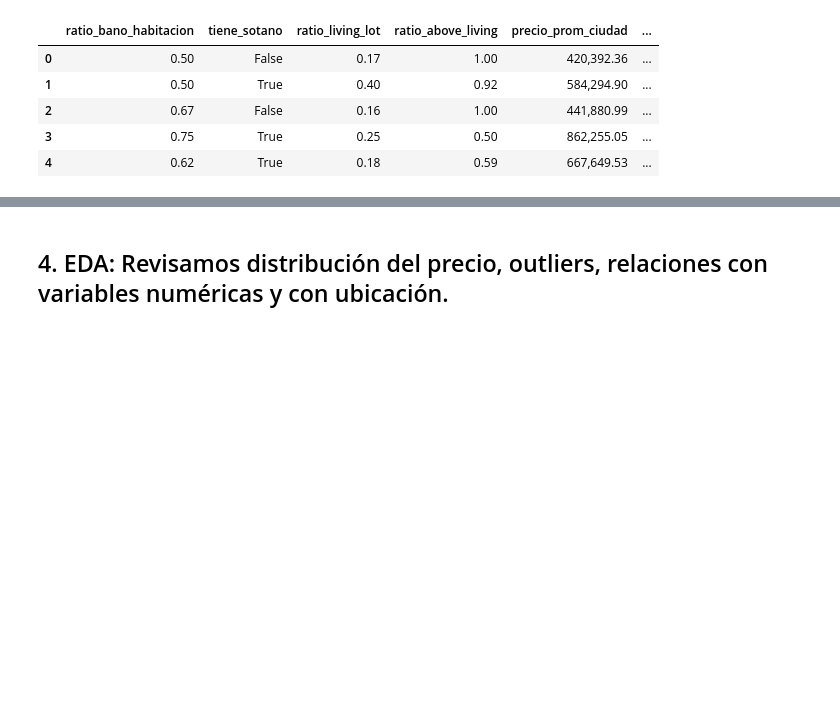
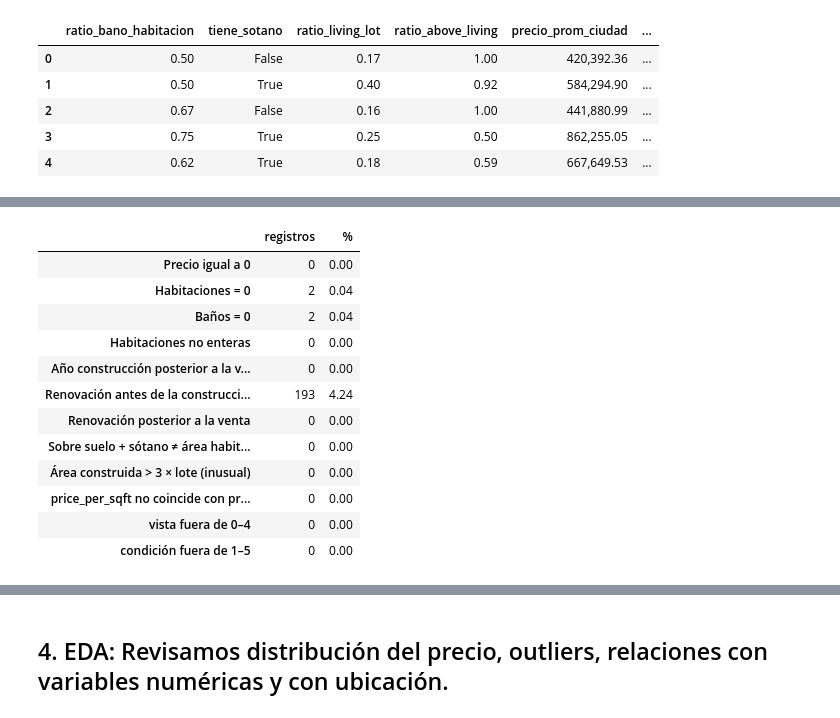
Before and after one commit to wantuds-crypto/Ciencia-datos-curso, a Jupyter notebook: Final_precios_inmuebles.ipynb, the cells around one changed output, grey strips where cells are left out. Saved outputs shown, nothing was run; the diff lists cells and outputs as text; code cells hidden in the pictures; blank space fills up the shorter version.

```diff
--- a/Final_precios_inmuebles.ipynb
+++ b/Final_precios_inmuebles.ipynb
@@ -369,0 +404,7 @@ NameError: name 'raw' is not defined
+# %%
+#Rango de fechas
+fechas = pd.to_datetime(df["date"], errors="coerce")
+print(f"Fechas no convertibles: {fechas.isna().sum()}")
+print(f"Rango de fechas: {fechas.min().date()} a {fechas.max().date()} ({(fechas.max() - fechas.min()).days} días)")
+print(f"Días distintos con ventas: {fechas.dt.date.nunique()}")
+fechas.dt.to_period("M").value_counts().sort_index().to_frame("ventas").T
@@ -369,0 +417,33 @@ NameError: name 'raw' is not defined
+# %%
+anio_max_venta = fechas.dt.year.max()
+reglas = {
+    "Precio igual a 0": df["price"] == 0,
+    "Habitaciones = 0": df["bedrooms"] == 0,
+    "Baños = 0": df["bathrooms"] == 0,
+    "Habitaciones no enteras": df["bedrooms"] % 1 != 0,
+    "Año construcción posterior a la venta": df["yr_built"] > anio_max_venta,
+    "Renovación antes de la construcción (y ≠ 0)": (df["yr_renovated"] > 0) & (df["yr_renovated"] < df["yr_built"]),
+    "Renovación posterior a la venta": df["yr_renovated"] > anio_max_venta,
+    "Sobre suelo + sótano ≠ área habitable": df["sqft_above"] + df["sqft_basement"] != df["sqft_living"],
+    "Área construida > 3 × lote (inusual)": df["sqft_living"] > 3 * df["sqft_lot"],
+    "price_per_sqft no coincide con price/sqft_living": (df["price"] / df["sqft_living"] - df["price_per_sqft"]).abs() > 0.01,
+    "vista fuera de 0–4": ~df["view"].between(0, 4),
+    "condición fuera de 1–5": ~df["condition"].between(1, 5),
+}
+diag_reglas = pd.DataFrame({"registros": {k: int(v.sum()) for k, v in reglas.items()}})
+diag_reglas["%"] = (diag_reglas["registros"] / len(df) * 100).round(2)
+diag_reglas
+# %% [output]
+|  | registros | % |
+| Precio igual a 0 | 0 | 0.00 |
+| Habitaciones = 0 | 2 | 0.04 |
+| Baños = 0 | 2 | 0.04 |
+| Habitaciones no enteras | 0 | 0.00 |
+| Año construcción posterior a la v... | 0 | 0.00 |
+| Renovación antes de la construcci... | 193 | 4.24 |
+| Renovación posterior a la venta | 0 | 0.00 |
+| Sobre suelo + sótano ≠ área habit... | 0 | 0.00 |
+| Área construida > 3 × lote (inusual) | 0 | 0.00 |
+| price_per_sqft no coincide con pr... | 0 | 0.00 |
+| vista fuera de 0–4 | 0 | 0.00 |
+| condición fuera de 1–5 | 0 | 0.00 |
```
Also changed, not shown: parts of 8 cells of this notebook.
